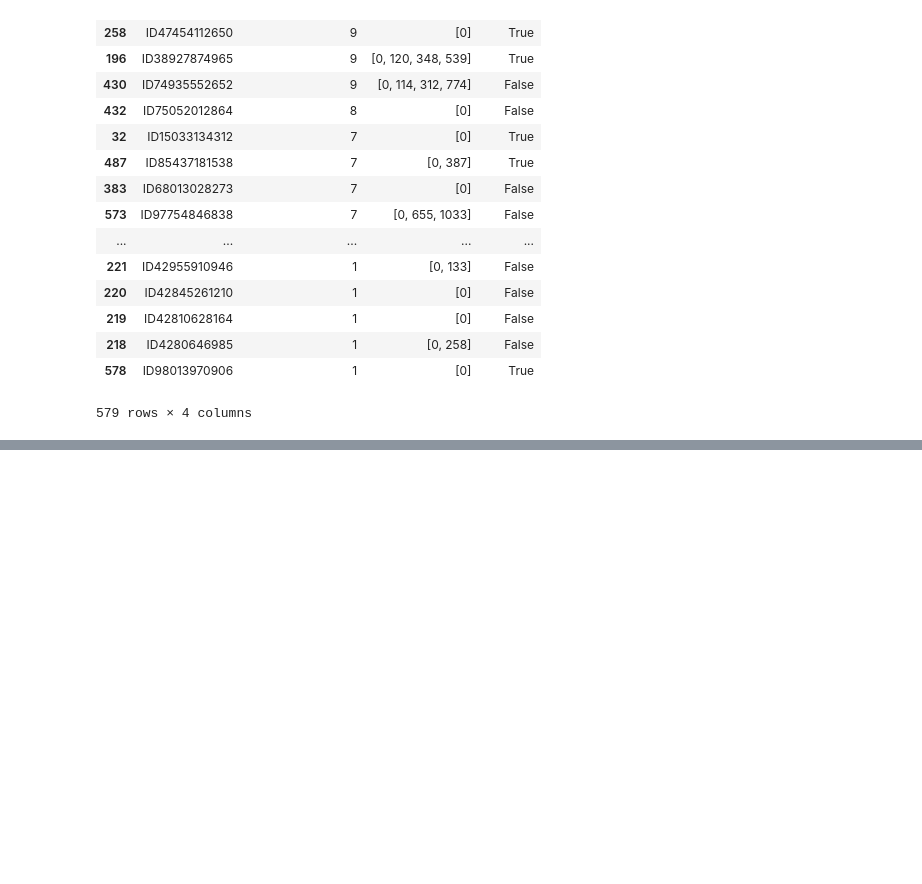
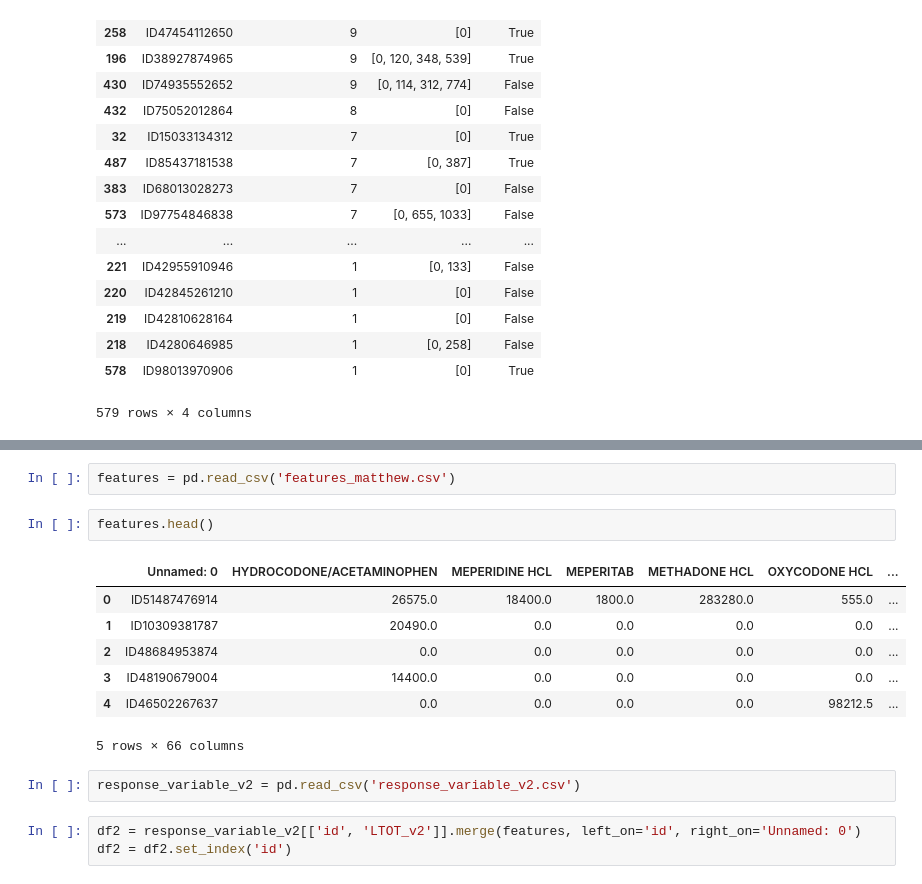
Before and after one commit to chenson2018/Humana-Mays-Competition, a Jupyter notebook: Exploration-Jake.ipynb, the cells around one changed output, grey strips where cells are left out. Cells and saved outputs as stored; diff of their text form; blank space fills up the shorter version.

```diff
--- a/Exploration-Jake.ipynb
+++ b/Exploration-Jake.ipynb
@@ -879,0 +989,17 @@ denied_drugs_5_count.sort_values(by='num_drugs_denied', ascending=False)
+# %%
+features = pd.read_csv('features_matthew.csv')
+# %%
+features.head()
+# %% [output]
+|  | Unnamed: 0 | HYDROCODONE/ACETAMINOPHEN | MEPERIDINE HCL | MEPERITAB | METHADONE HCL | OXYCODONE HCL | ... |
+| 0 | ID51487476914 | 26575.0 | 18400.0 | 1800.0 | 283280.0 | 555.0 | ... |
+| 1 | ID10309381787 | 20490.0 | 0.0 | 0.0 | 0.0 | 0.0 | ... |
+| 2 | ID48684953874 | 0.0 | 0.0 | 0.0 | 0.0 | 0.0 | ... |
+| 3 | ID48190679004 | 14400.0 | 0.0 | 0.0 | 0.0 | 0.0 | ... |
+| 4 | ID46502267637 | 0.0 | 0.0 | 0.0 | 0.0 | 98212.5 | ... |
+5 rows × 66 columns
+# %%
+response_variable_v2 = pd.read_csv('response_variable_v2.csv')
+# %%
+df2 = response_variable_v2[['id', 'LTOT_v2']].merge(features, left_on='id', right_on='Unnamed: 0')
+df2 = df2.set_index('id')
```
Also changed, not shown: parts of 28 cells of this notebook.
